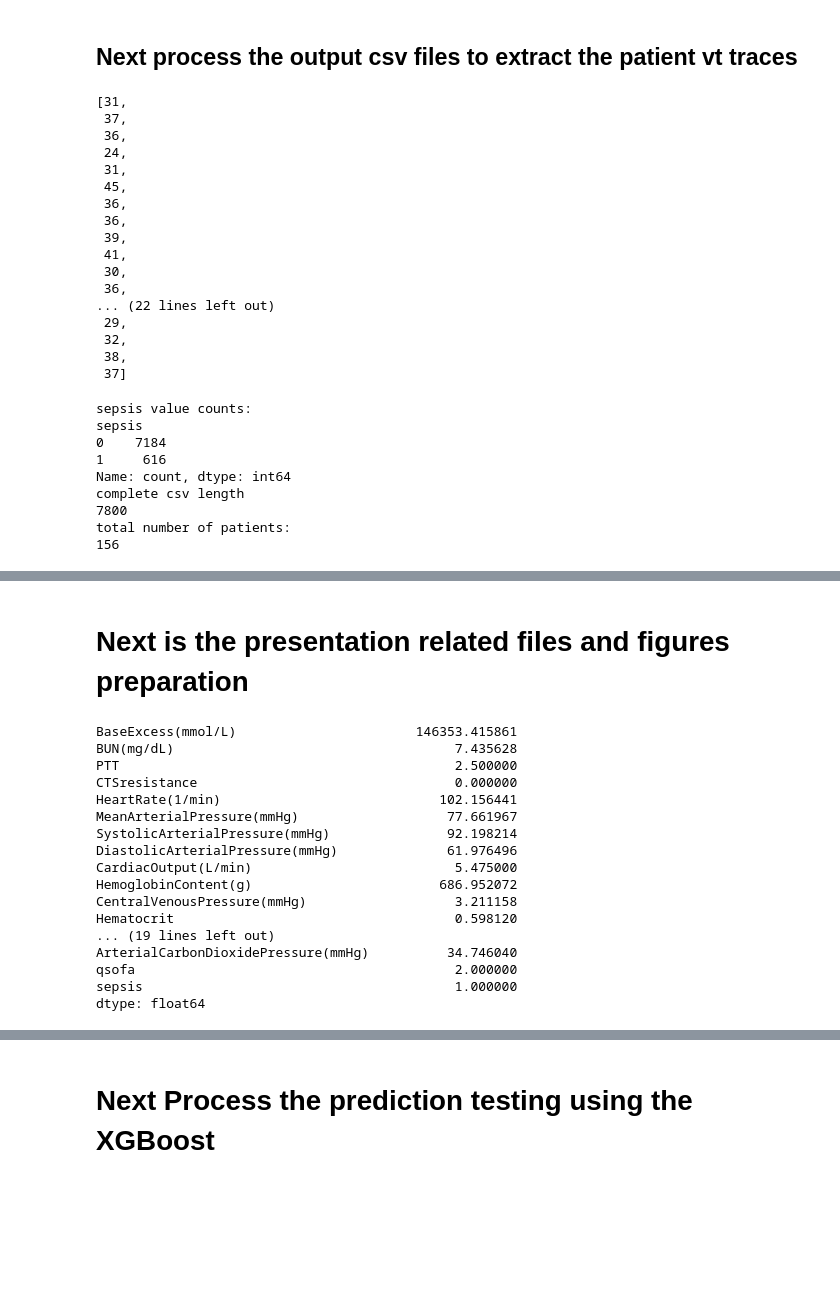
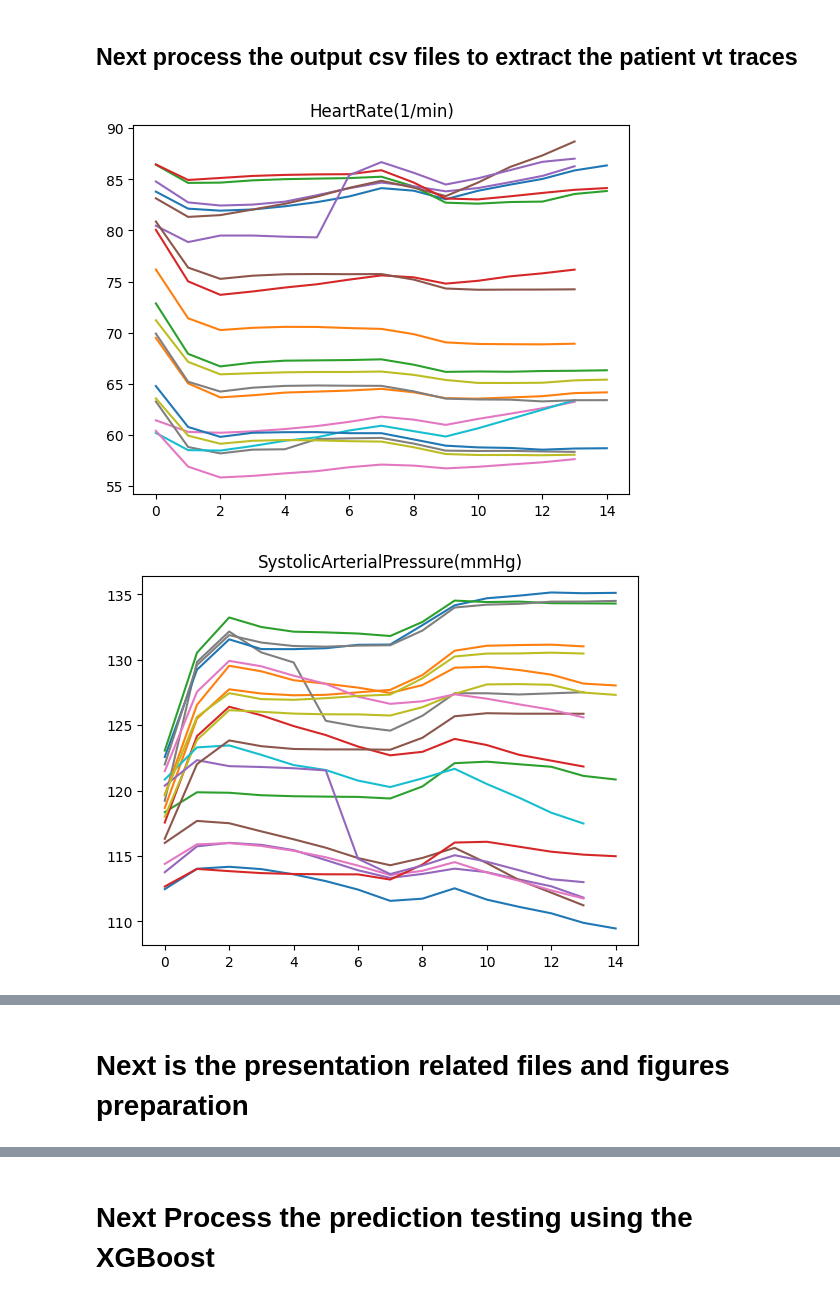
Before and after one commit to QixinWangCpsLab/BioGearsEngine-core, a Jupyter notebook: python/simtestbed.ipynb, the cells around one changed output, grey strips where cells are left out. Cells and saved outputs as stored; diff of their text form; code cells hidden in the pictures; blank space fills up the shorter version.

```diff
--- a/python/simtestbed.ipynb
+++ b/python/simtestbed.ipynb
@@ -159,6 +90,8 @@ def load_csv_files_and_logs(folder):
     data = []
     for csv_file in experiments:
         csv = pd.read_csv(folder + "/" + csv_file)
+        if len(csv) < 36:
+            continue
         if "Piperacillin-BloodConcentration" in csv.columns:
             csv = csv.drop(columns=["Piperacillin-BloodConcentration"])
         if "Tazobactam-BloodConcentration" in csv.columns:
@@ -252,23 +185,3 @@ first_occ_times = plot_dist_first_occ_sepsis_time(whole_csv)
-# %%
-first_occ_times
-# %% [output]
-[31,
- 37,
- 36,
- 24,
- 31,
- 45,
- 36,
- 36,
- 39,
- 41,
- 30,
- 36,
-... (22 lines left out)
- 29,
- 32,
- 38,
- 37]
 # %%
 print("sepsis value counts:")
 print(whole_csv['sepsis'].value_counts())
@@ -276,13 +189,3 @@ print("complete csv length")
 print(len(whole_csv))
 print("total number of patients:")
 print(len(whole_csv.index.get_level_values(0).unique()))
-# %% [output]
-sepsis value counts:
-sepsis
-0    7184
-1     616
-Name: count, dtype: int64
-complete csv length
-7800
-total number of patients:
-156
@@ -288,0 +194,20 @@ total number of patients:
+# %%
+import matplotlib.pyplot as plt
+
+
+# plot the data curves of all samples
+pids = whole_csv.index.get_level_values(0).unique()
+cols_to_plot = ["HeartRate(1/min)", "SystolicArterialPressure(mmHg)", "ArterialBloodPH", "WhiteBloodCellCount(ct/uL)", "RespirationRate(1/min)",
+                "OxygenSaturation", "CoreTemperature(degC)", "Lactate-BloodConcentration(ug/mL)"]
+vitalsign_names = []
+for col in cols_to_plot:
+    for _pid in pids:
+        subcsv = whole_csv.loc[[_pid]]
+        subcsv = subcsv.droplevel(0)
+        subcsv = subcsv[cols_to_plot]
+        plt.plot(subcsv[col])
+    plt.title(col)
+    plt.show()
+# %% [output]
+[figure, added]
+[figure, added]
@@ -301,23 +232,5 @@ sepsis_1_mean = sepsis_1.groupby(level=0).mean().mean()
 sepsis_0_mean = sepsis_0.groupby(level=0).mean().mean()
 # %%
 sepsis_1_mean
-# %% [output]
-BaseExcess(mmol/L)                       146353.415861
-BUN(mg/dL)                                    7.435628
-PTT                                           2.500000
-CTSresistance                                 0.000000
-HeartRate(1/min)                            102.156441
-MeanArterialPressure(mmHg)                   77.661967
-SystolicArterialPressure(mmHg)               92.198214
-DiastolicArterialPressure(mmHg)              61.976496
-CardiacOutput(L/min)                          5.475000
-HemoglobinContent(g)                        686.952072
-CentralVenousPressure(mmHg)                   3.211158
-Hematocrit                                    0.598120
-... (19 lines left out)
-ArterialCarbonDioxidePressure(mmHg)          34.746040
-qsofa                                         2.000000
-sepsis                                        1.000000
-dtype: float64
 # %%
 sepsis_0_mean
```
Also changed, not shown: parts of 23 cells of this notebook, 6 other files.
